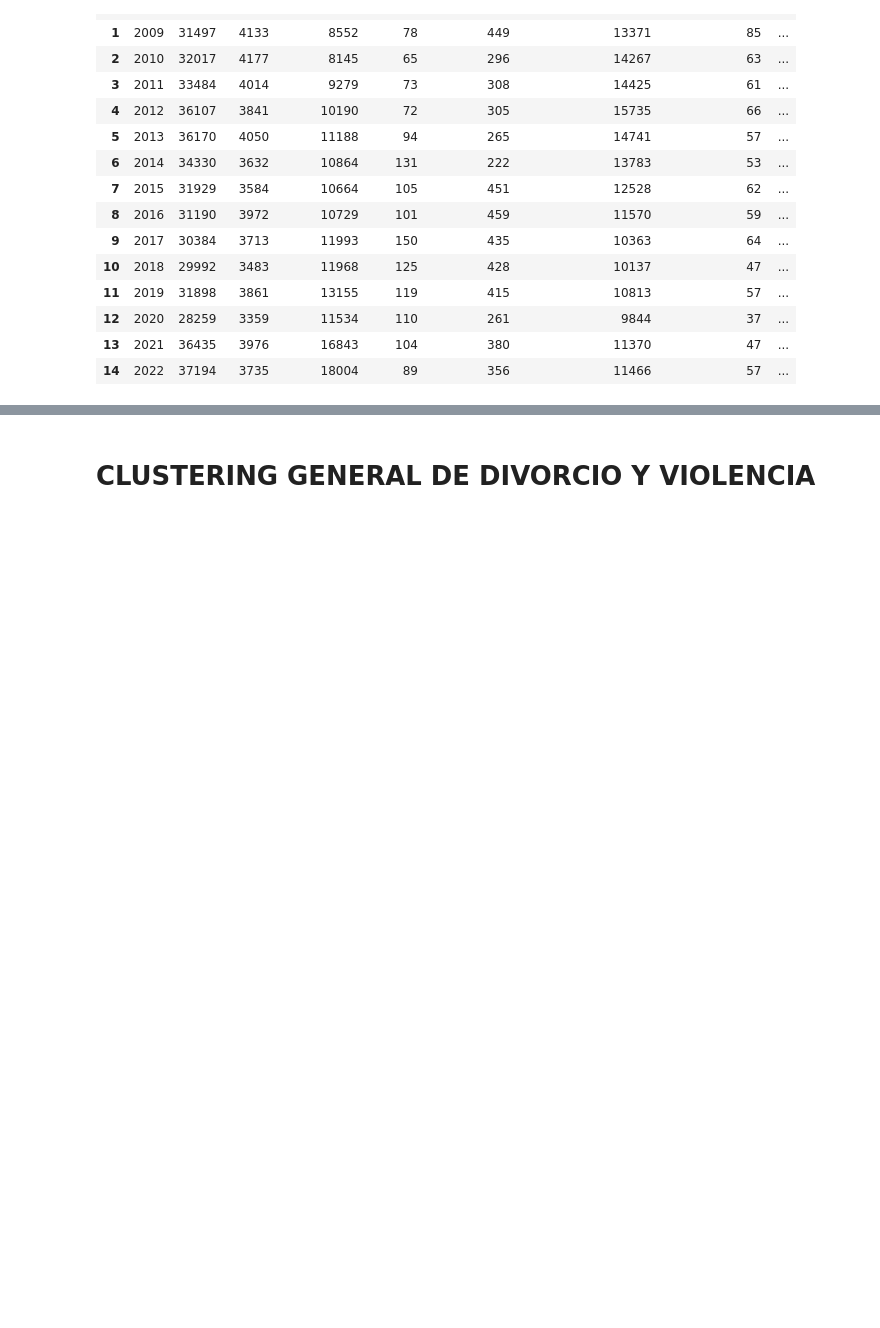
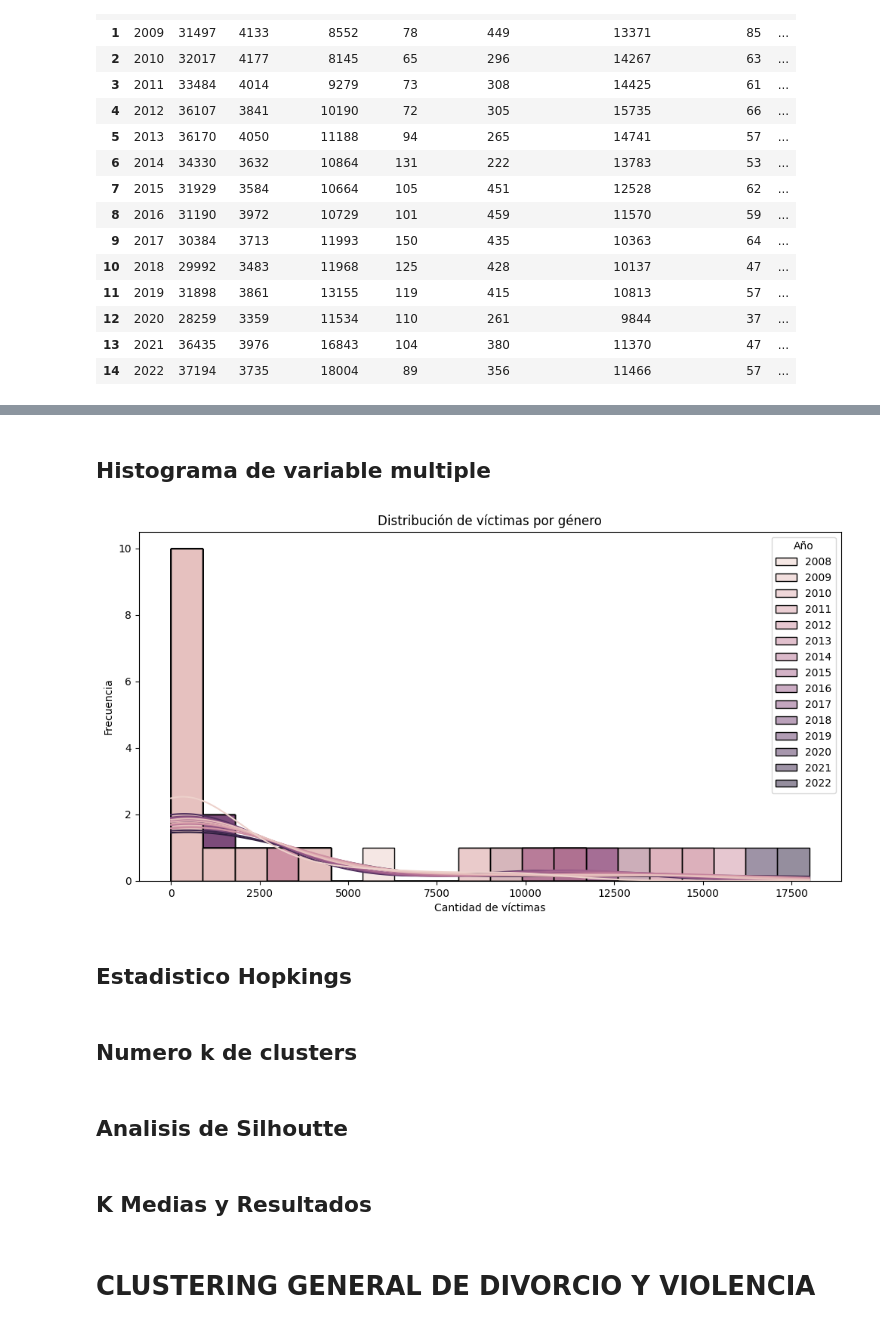
Before and after one commit to josuemj/INE-DataLab, a Jupyter notebook: notebooks/03_clustering.ipynb, the cells around one changed output, grey strips where cells are left out. Saved outputs shown, nothing was run; the diff lists cells and outputs as text; code cells hidden in the pictures; blank space fills up the shorter version.

Commit message:
feat: multiples variables

```diff
--- a/notebooks/03_clustering.ipynb
+++ b/notebooks/03_clustering.ipynb
@@ -765,3 +765,11 @@ tipo_agresion
 | 12 | 2020 | 28259 | 3359 | 11534 | 110 | 261 | 9844 | 37 | ... |
 | 13 | 2021 | 36435 | 3976 | 16843 | 104 | 380 | 11370 | 47 | ... |
 | 14 | 2022 | 37194 | 3735 | 18004 | 89 | 356 | 11466 | 57 | ... |
+# %%
+# Eliminar la columna "Total" ya que no aporta información relevante para clustering
+tipo_agresion = tipo_agresion.drop(columns=["Total"], errors="ignore")
+
+# Convertir el dataset a formato largo (melt)
+tipo_agresion_long = tipo_agresion.melt(id_vars=["Año"], var_name="Tipo_violencia", value_name="Cantidad_total")
+
+tipo_agresion_long
@@ -768,3 +790,24 @@ tipo_agresion
+# %% [markdown]
+## Histograma de variable multiple
+# %%
+# Crear histogramas separados por género
+plt.figure(figsize=(12, 6))
+sns.histplot(tipo_agresion_long, x="Cantidad_total", hue="Año", bins=20, kde=True)
+
+plt.title("Distribución de víctimas por género")
+plt.xlabel("Cantidad de víctimas")
+plt.ylabel("Frecuencia")
+plt.show()
+# %% [output]
+[figure, added]
+# %% [markdown]
+## Estadistico Hopkings
+# %% [markdown]
+## Numero k de clusters
+# %% [markdown]
+## Analisis de Silhoutte
+# %% [markdown]
+## K Medias y Resultados
 # %% [markdown]
 # CLUSTERING GENERAL DE DIVORCIO Y VIOLENCIA
 # %% [markdown]
```
Also changed, not shown: parts of 1 cell of this notebook.
